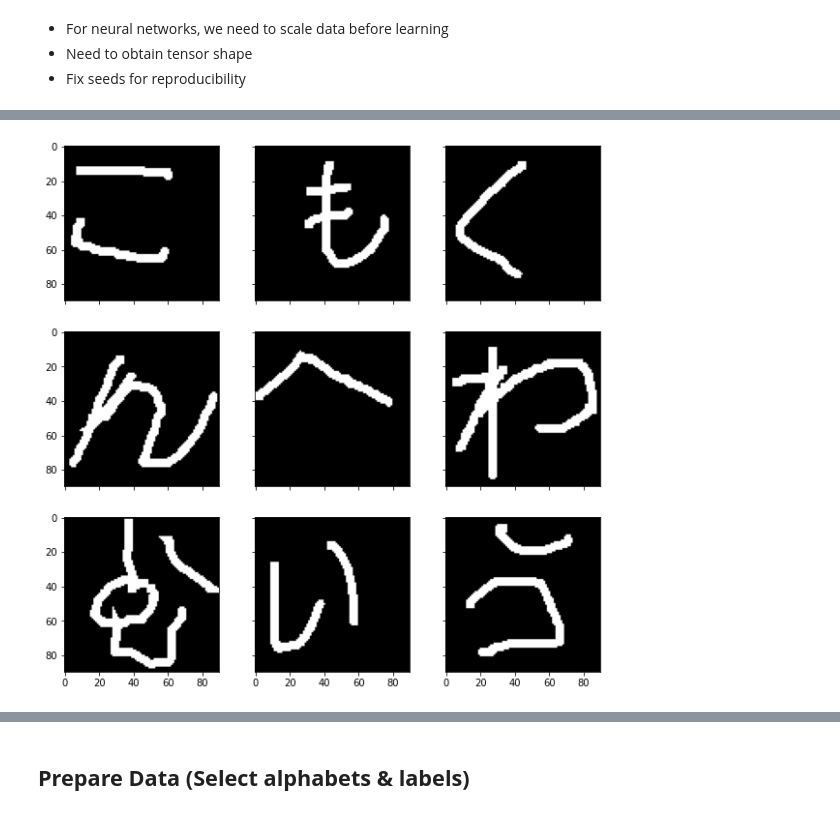
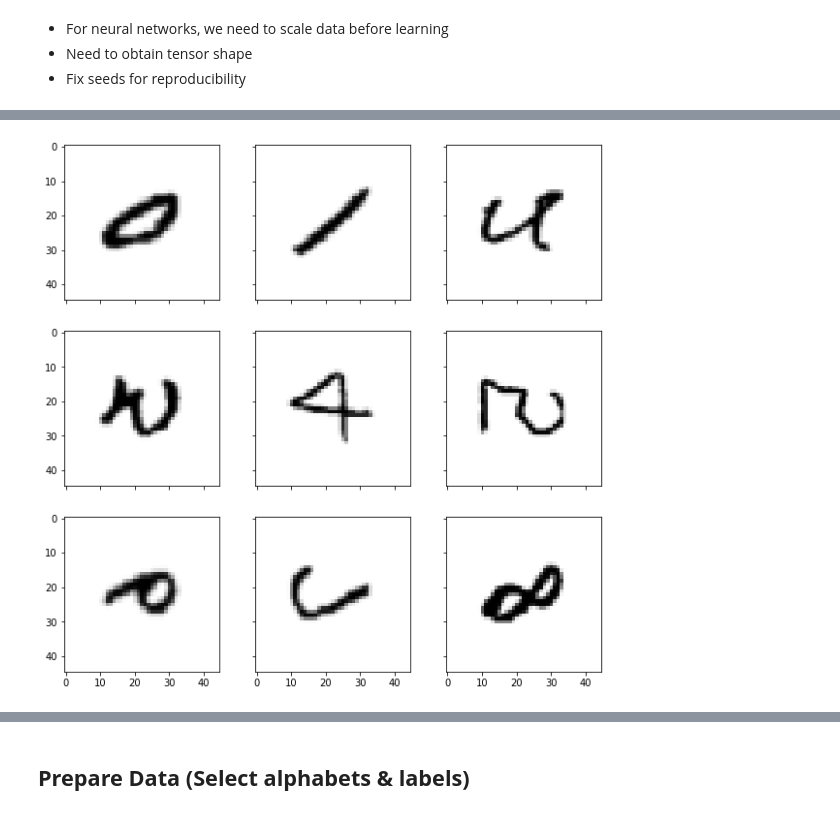
Before and after one commit to PashaIanko/RestrictedBolzmannMachine, a Jupyter notebook: Omniglot_learning.ipynb, the cells around one changed output, grey strips where cells are left out. Drawn from its saved outputs; the diff is of its cells as text; code cells hidden in the pictures.

Commit message:
Switching to EMNIST

```diff
--- a/Omniglot_learning.ipynb
+++ b/Omniglot_learning.ipynb
@@ -7,7 +7,7 @@ Helper links:
 ## **Packages, Constants & Functions**
 # %%
 # Preprocessing
-CROP_SIZE_ = 90
+CROP_SIZE_ = 45
 MEAN_ = 0.5
 STD_ = 0.5
 IMG_SIZE_ = CROP_SIZE_
@@ -101,7 +104,7 @@ def find_image(ds, label):
         if item[1] == label:
             return item[0]
 
-def visualize_letters(labels, image_shape, ds):
+def visualize_labels(labels, image_shape, ds):
     n_subplots = len(labels)
 
     n_rows_cols = int(math.sqrt(n_subplots))
@@ -114,8 +117,8 @@ def visualize_letters(labels, image_shape, ds):
     )
 
     for i in range(n_subplots):
-        row = i % n_rows_cols
-        col = i // n_rows_cols
+        col = i % n_rows_cols
+        row = i // n_rows_cols
         label = labels[i]
 
         image = find_image(ds, label)
@@ -170,8 +173,6 @@ def project_hidden_layer(weights_matrices, layer_numb):
 - Fix seeds for reproducibility
 # %%
 %%capture
-
-fix_seeds()
 
 transformer = tv.transforms.Compose(
     [
@@ -179,21 +180,31 @@ transformer = tv.transforms.Compose(
         tv.transforms.ToTensor(),
 
         # Transform to {-1, 1} binary image
-        tv.transforms.Normalize(mean=(MEAN_,), std=(STD_),)
+        tv.transforms.Normalize(mean=(MEAN_,), std=(STD_)),
+
+        # Rotate
+        # tv.transforms.RandomRotation(degrees = 90)
     ]
 )
 
-train = datasets.Omniglot(
-    root = '/content/',
+train = tv.datasets.EMNIST(
+    root = 'data/',
+    train = True,
     download = True,
-    background = True,
-    transform = transformer
+    transform = transformer,
+    split = 'digits',
+    # shuffle = False
 )
-
-test = datasets.Omniglot(
-    root = '/content/',
+test = tv.datasets.EMNIST(
+    root = 'data/',
+    train = False,
     download = True,
-    background = False,
-    transform = transformer
+    transform = transformer,
+    split = 'digits',
+    # shuffle_files = False
 )
+# %%
+subset_size = 2000
+train = torch.utils.data.Subset(train, np.arange(subset_size))
+test = torch.utils.data.Subset(test, np.arange(subset_size))
 # %%
@@ -249,13 +255,12 @@ Japanese_(katakana)
 # %%
-# Visualize first few letters of one alphabet
-visualize_letters(
+# Visualize first few symbols
+visualize_labels(
     labels = [0, 1, 2,
               3, 4, 5,
               6, 7, 8
               ],
-
     image_shape = (IMG_SIZE_, IMG_SIZE_),
     ds = train
 )
 # %% [output]
-[figure, old version]
+[figure, new version]
```
Also changed, not shown: parts of 12 cells of this notebook.
